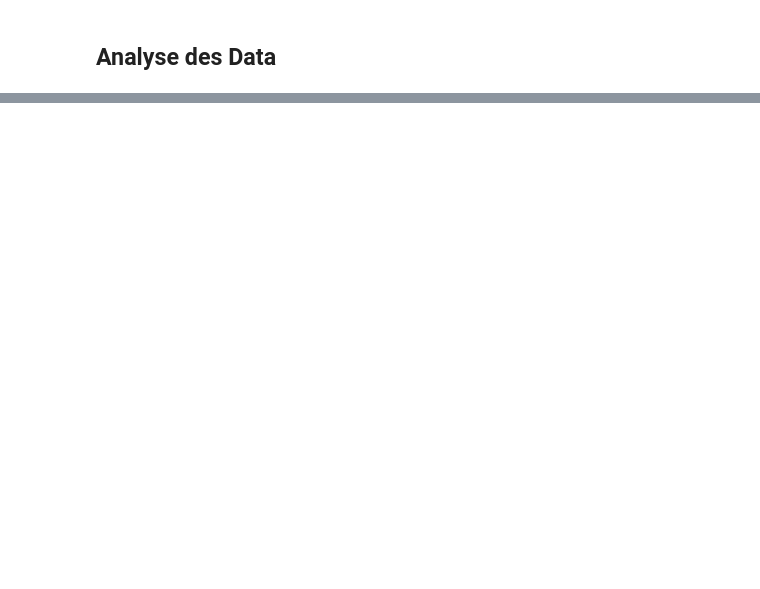
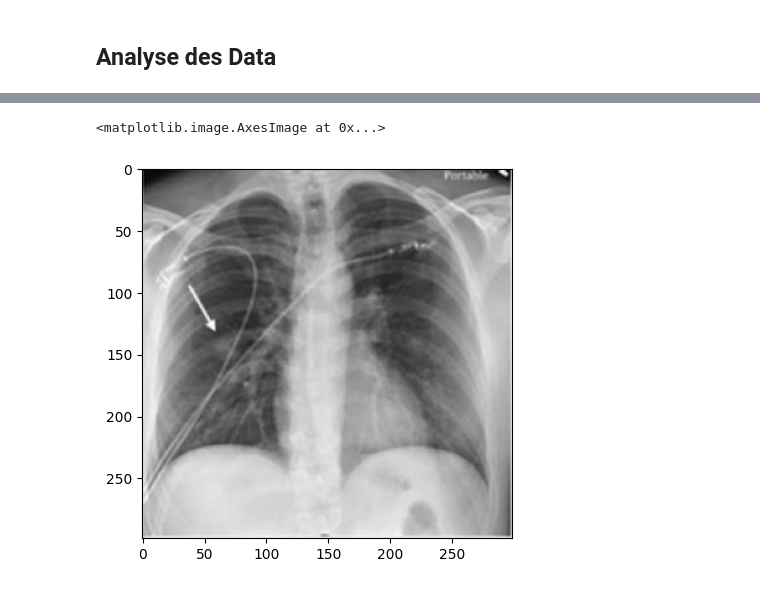
Before and after one commit to L-Poca/DS_COVID, a Jupyter notebook: notebooks/Visualisation.ipynb, the cells around one changed output, grey strips where cells are left out. Saved outputs shown, nothing was run; the diff lists cells and outputs as text; code cells hidden in the pictures; blank space fills up the shorter version.

Commit message:
added Basic Image to CSV and PCA

```diff
--- a/notebooks/Visualisation.ipynb
+++ b/notebooks/Visualisation.ipynb
@@ -112,0 +88,72 @@ normal_metadata.head()
+# %%
+from PIL import Image
+import numpy as np
+import pandas as pd
+import os
+import matplotlib.pyplot as plt
+import cv2
+
+# Dossier contenant les images
+image_folder = r'..\data\covid19-radiography-database\COVID-19_Radiography_Dataset\COVID\images'
+image_files = [f for f in os.listdir(image_folder) if f.endswith(('.png', '.jpg', '.jpeg'))]
+
+data = []
+
+total = len(image_files)
+
+# Définir les dimensions souhaitées pour redimensionner l'image
+b_resize = True # Si False, les images ne seront pas redimensionnées
+dsize = (299, 299) # Attention : (largeur, hauteur)
+size_x, size_y = dsize
+
+C1 = cv2.COLOR_BGR2RGB # conversion BGR → RGB pour affichage correct des couleurs
+C2 = cv2.COLOR_BGR2GRAY # conversion BGR → GRAY pour traitement en niveaux de gris
+C_selected = C2 # Choix de la conversion à appliquer
+
+
+
+# Traitement des images
+print(f"Traitement des {total} images dans le dossier : {image_folder}")
+for i, file in enumerate(image_files, start=1):
+    # Chargement de l'image
+    img_path = os.path.join(image_folder, file)
+    img = cv2.imread(img_path)
+
+    # Redimensionner l'image à l'aide de cv2.resize
+    if b_resize:
+        img_resized = cv2.resize(img, dsize)
+    else:
+        img_resized = img
+
+    # Conversion de l'image en niveaux de gris ou RGB
+    img_selected = cv2.cvtColor(img_resized, C2)
+    print(f"Traitement de l'image {i} sur {total}. Shape : {img_selected.shape} Name : {file}", end='\r')
+
+
+    # Conversion de l'image en tableau de pixels
+    pixels = np.array(img_selected).flatten()
+    data.append([file] + list(pixels))
+
+    print(f"Traitement de l'image {i} sur {total}. Shape : {img_selected.shape}. Flat_Shape : {pixels.shape} Name : {file}. ", end='\r')
+
+print(f"\nTraitement terminé. Nombre d'images traitées : {len(data)}")
+
+
+# Création du DataFrame
+
+columns = ['filename'] + [f'pixel_{i}' for i in range(len(pixels))]
+print(f"Création du DataFrame avec {len(columns)} colonnes et {len(data)} lignes pour un total de {len(data) * len(columns)} valeurs.")
+df = pd.DataFrame(data, columns=columns)
+print(f"Shape du DataFrame : {df.shape}")
+print("Création du DataFrame terminée.")
+
+
+
+# Sauvegarde du DataFrame dans un fichier CSV
+print("Sauvegarde du DataFrame dans un fichier CSV...")
+os.makedirs('../data/generated', exist_ok=True)  # Création du dossier si nécessaire
+df.to_csv('../data/generated/images_pixels.csv', index=False , header=True , sep=',')
+
+
+plt.imshow(img_selected, cmap='gray')
+# %% [output]
@@ -112,0 +167,2 @@ normal_metadata.head()
+<matplotlib.image.AxesImage at 0x...>
+[figure, added]
```
Also changed, not shown: parts of 12 cells of this notebook, 1 other file.
